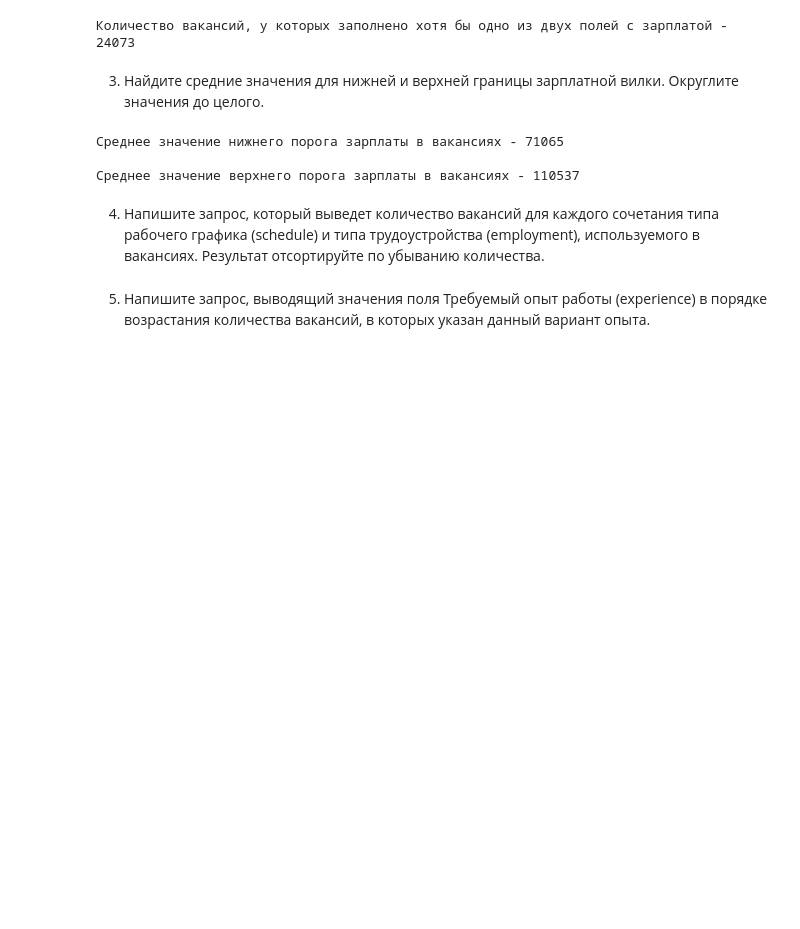
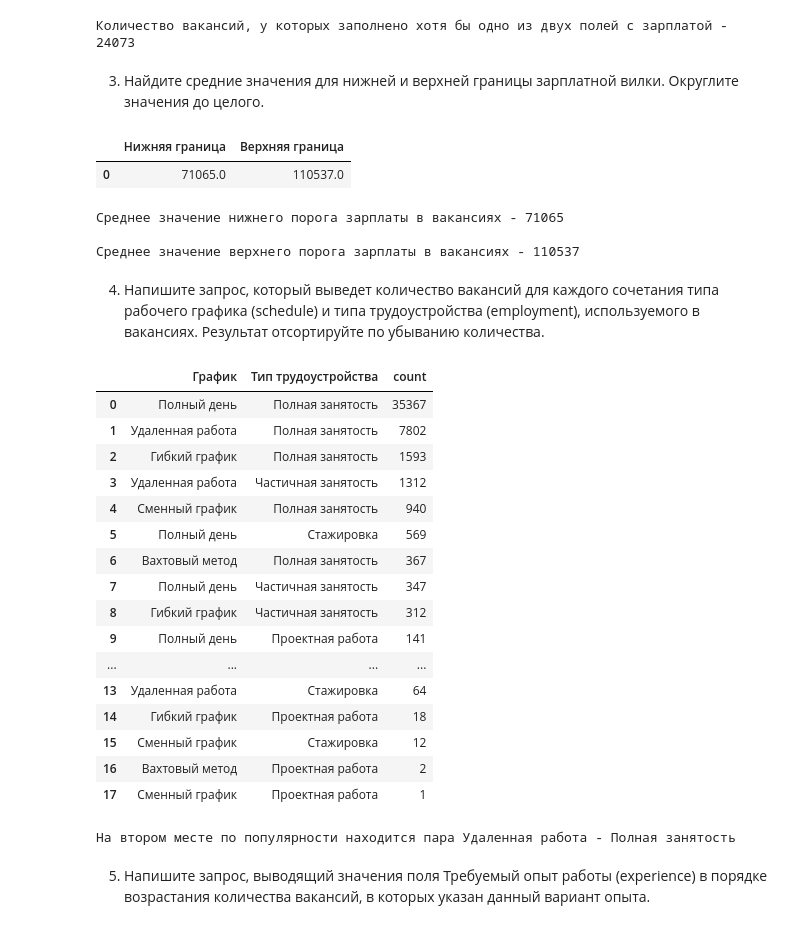
Before and after one commit to SudarickovIlya/SF_DS_Ilya, a Jupyter notebook: Project_2 (sql)/Project_2_Ноутбук_шаблон.ipynb, the cells around one changed output. Drawn from its saved outputs; the diff is of its cells as text; code cells hidden in the pictures; blank space fills up the shorter version.

```diff
--- a/Project_2 (sql)/Project_2_Ноутбук_шаблон.ipynb
+++ b/Project_2 (sql)/Project_2_Ноутбук_шаблон.ipynb
@@ -201,11 +210,16 @@ from vacancies as v
 # Веведем результат на экран
 
 mean_salary_boarders = pd.read_sql_query(sql=query_4_3, con=connection)
+display(mean_salary_boarders)
+print()
+
+# Ответы на вопросы
 print(f"Среднее значение нижнего порога зарплаты в вакансиях - {int(mean_salary_boarders['Нижняя граница'].loc[0])}")
 print()
 print(f"Среднее значение верхнего порога зарплаты в вакансиях - {int(mean_salary_boarders['Верхняя граница'].loc[0])}")
-print()
 # %% [output]
+|  | Нижняя граница | Верхняя граница |
+| 0 | 71065.0 | 110537.0 |
 Среднее значение нижнего порога зарплаты в вакансиях - 71065
 
 Среднее значение верхнего порога зарплаты в вакансиях - 110537
@@ -213,8 +227,46 @@ print()
 4. Напишите запрос, который выведет количество вакансий для каждого сочетания типа рабочего графика (schedule) и типа трудоустройства (employment), используемого в вакансиях. Результат отсортируйте по убыванию количества.
 # %%
 # текст запроса
+# Напишем sql-запрос для выведения количества вакансий для каждого сочетания типа рабочего графика и типа трудоустройства
+
+query_4_4 = f'''
+select
+    v.schedule График,
+    v.employment "Тип трудоустройства",
+    count(v.*)
+from vacancies as v
+group by 1, 2
+order by 3 desc
+'''
 # %%
 # результат запроса
+# Выведем результат запроса
+
+schedule_employment_number = pd.read_sql_query(sql=query_4_4, con=connection)
+display(schedule_employment_number)
+print()
+
+# Ответ на вопрос
+print(f"На втором месте по популярности находится пара {schedule_employment_number['График'][1]} - {schedule_employment_number['Тип трудоустройства'][1]}")
+# %% [output]
+|  | График | Тип трудоустройства | count |
+| 0 | Полный день | Полная занятость | 35367 |
+| 1 | Удаленная работа | Полная занятость | 7802 |
+| 2 | Гибкий график | Полная занятость | 1593 |
+| 3 | Удаленная работа | Частичная занятость | 1312 |
+| 4 | Сменный график | Полная занятость | 940 |
+| 5 | Полный день | Стажировка | 569 |
+| 6 | Вахтовый метод | Полная занятость | 367 |
+| 7 | Полный день | Частичная занятость | 347 |
+| 8 | Гибкий график | Частичная занятость | 312 |
+| 9 | Полный день | Проектная работа | 141 |
+| ... | ... | ... | ... |
+| 13 | Удаленная работа | Стажировка | 64 |
+| 14 | Гибкий график | Проектная работа | 18 |
+| 15 | Сменный график | Стажировка | 12 |
+| 16 | Вахтовый метод | Проектная работа | 2 |
+| 17 | Сменный график | Проектная работа | 1 |
+На втором месте по популярности находится пара Удаленная работа - Полная занятость
 # %% [markdown]
 5. Напишите запрос, выводящий значения поля Требуемый опыт работы (experience) в порядке возрастания количества вакансий, в которых указан данный вариант опыта.
 # %%
```
Also changed, not shown: parts of 6 cells of this notebook.
